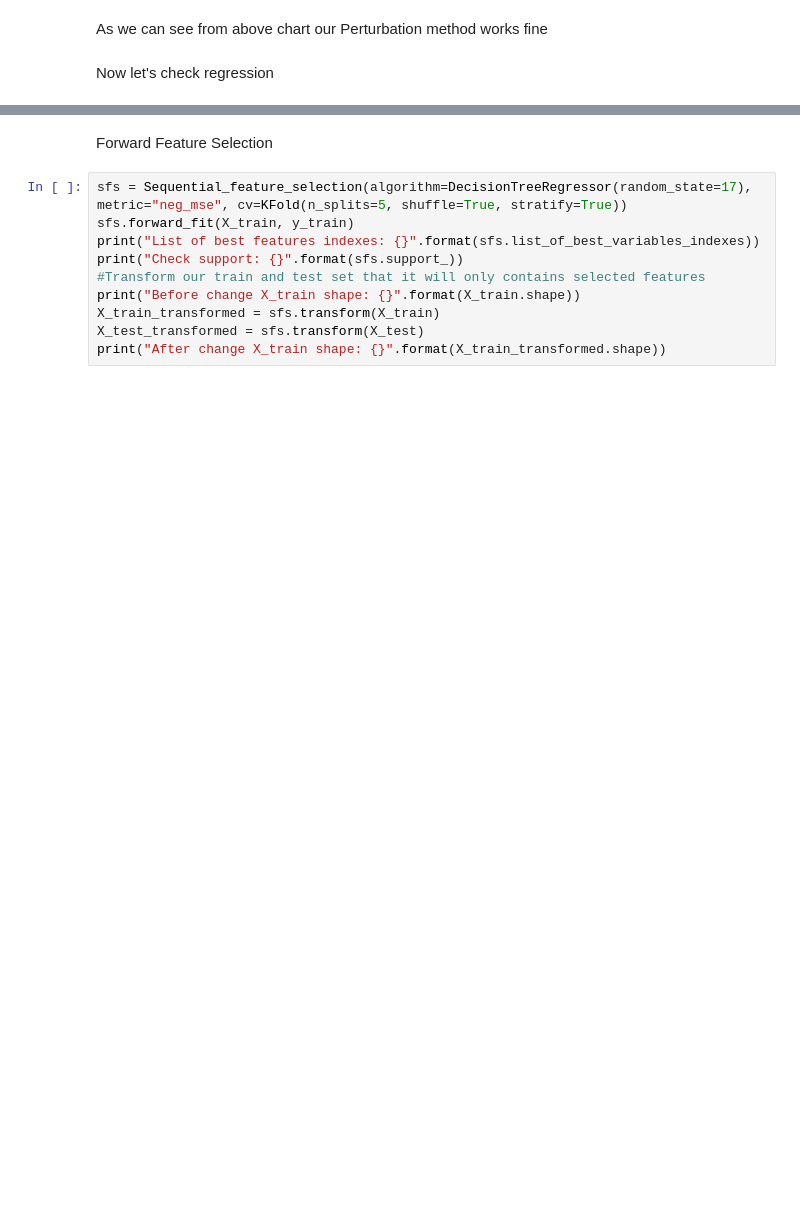
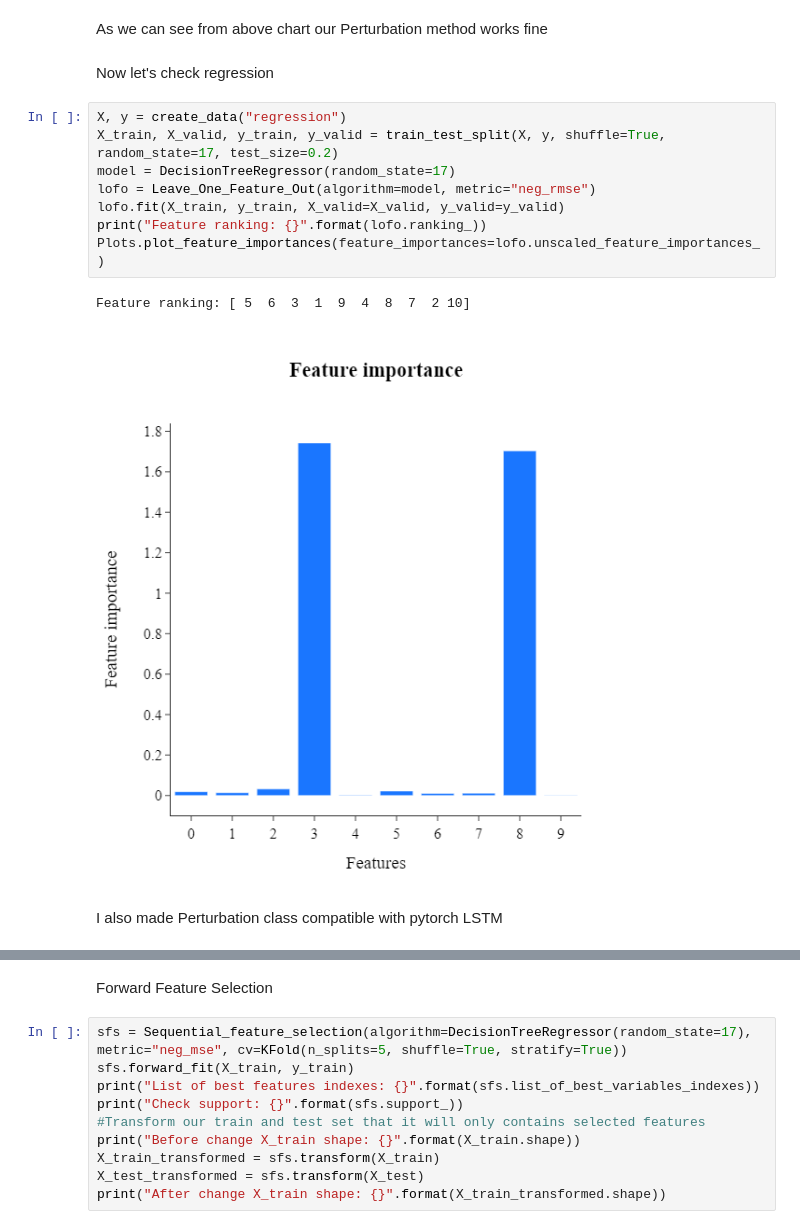
Before and after one commit to kvbiii/Preprocessing, a Jupyter notebook: Feature_Selection/Feature_selection_test.ipynb, the cells around one changed output, grey strips where cells are left out. Drawn from its saved outputs; the diff is of its cells as text; blank space fills up the shorter version.

Commit message:
Feature selection test

```diff
--- a/Feature_Selection/Feature_selection_test.ipynb
+++ b/Feature_Selection/Feature_selection_test.ipynb
@@ -69,3 +70,16 @@ Feature ranking: [ 7  4  5  2  8  6  3  9  1 10]
 As we can see from above chart our Perturbation method works fine
 # %% [markdown]
 Now let's check regression
+# %%
+X, y = create_data("regression")
+X_train, X_valid, y_train, y_valid = train_test_split(X, y, shuffle=True, random_state=17, test_size=0.2)
+model = DecisionTreeRegressor(random_state=17)
+lofo = Leave_One_Feature_Out(algorithm=model, metric="neg_rmse")
+lofo.fit(X_train, y_train, X_valid=X_valid, y_valid=y_valid)
+print("Feature ranking: {}".format(lofo.ranking_))
+Plots.plot_feature_importances(feature_importances=lofo.unscaled_feature_importances_)
+# %% [output]
+Feature ranking: [ 5  6  3  1  9  4  8  7  2 10]
+[figure, added]
+# %% [markdown]
+I also made Perturbation class compatible with pytorch LSTM
```
Also changed, not shown: parts of 35 cells of this notebook.
